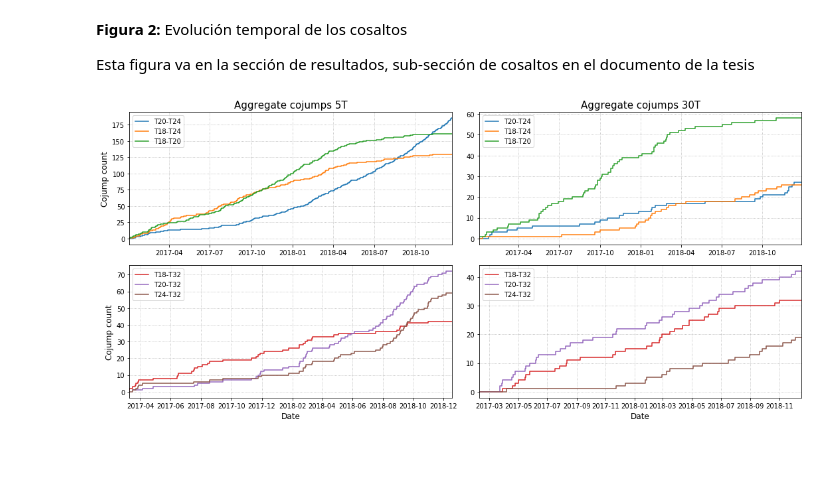
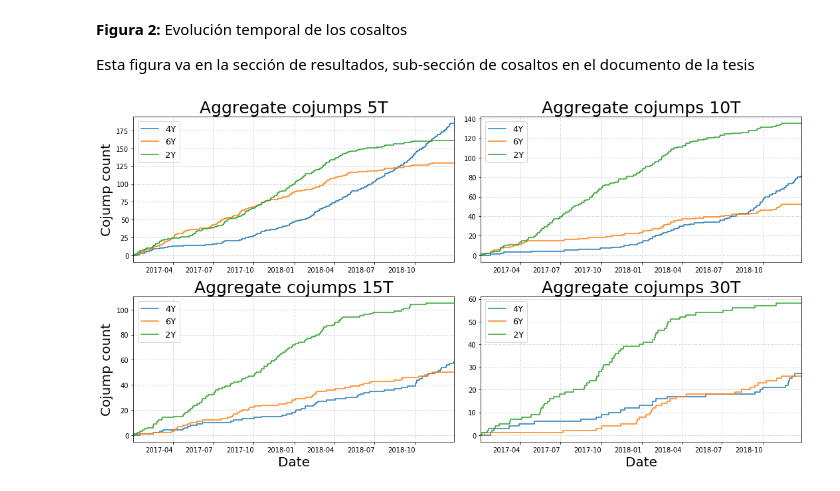
Before and after one commit to nromerodiaz/MFCThesis, a Jupyter notebook: Tesis.ipynb, the cells around one changed output. Cells and saved outputs as stored; diff of their text form; code cells hidden in the pictures; blank space fills up the shorter version.

```diff
--- a/Tesis.ipynb
+++ b/Tesis.ipynb
@@ -900,0 +1155,2 @@ En esta seccion unificamos los resultados de la excedencia del estadístico conj
+# %%
+univ_exceed = univ_exceedance(JS_data)
@@ -900,0 +1199,7 @@ En esta seccion unificamos los resultados de la excedencia del estadístico conj
+# %%
+univ_season = univ_seasonality(univ_exceed)
+# %%
+for k in univ_season.keys():
+    print(k)
+    print(univ_season[k])
+    print("-------"*9)
@@ -934,7 +1259,8 @@ def find_cojumps(js_data, nemos):
 
         # Filtramos los datos segun los nemos y contamos la cantidad de veces que se supera el salto
         # Si el valor es NaN se descarta ya que no se puede comprarar
-        df = pd.DataFrame(cj_data[k][nemos].dropna().sum(axis=1), columns=[k])
+        #df = pd.DataFrame(cj_data[k][nemos].dropna().sum(axis=1), columns=[k])
+        df = pd.DataFrame(cj_data[k][nemos].fillna(0).sum(axis=1), columns=[k])
 
         # Creamos una columna booleana que indica si hay un cosalto
         df["cojump"] = np.where(df.values ==2, 1, 0)
@@ -1044,49 +1370,55 @@ Esta figura va en la sección de resultados, sub-sección de cosaltos en el docu
 # %%
 # Definimos una ruta donde guardaremos los resultados
 DIRECTORY  = "CoJump"
 PARENT_DIR = os.getcwd()
 PATH       = os.path.join(PARENT_DIR, DIRECTORY)
 
 # Creamos el directorio donde guardaremos las bases de datos
 try:
     os.mkdir(PATH) # Si el directorio ya existe este comando bota error
 except Exception:
     pass
 
-fig = plt.figure(figsize=(15, 7))
+fig = plt.figure(figsize=(15, 8))
 
 ax1 = fig.add_subplot(221)
-total_cojumps1["5T"].plot(y="agg_cojump1", ax=ax1, label="T20-T24", drawstyle='steps')
-total_cojumps1["5T"].plot(y="agg_cojump2", ax=ax1, label="T18-T24", drawstyle='steps')
-total_cojumps1["5T"].plot(y="agg_cojump3", ax=ax1, label="T18-T20", drawstyle='steps')
+total_cojumps1["5T"].plot(y="agg_cojump1", ax=ax1, label="4Y", drawstyle='steps', rot=0)
+total_cojumps1["5T"].plot(y="agg_cojump2", ax=ax1, label="6Y", drawstyle='steps', rot=0)
+total_cojumps1["5T"].plot(y="agg_cojump3", ax=ax1, label="2Y", drawstyle='steps', rot=0)
+ax1.legend(fontsize=13)
 ax1.grid(linestyle=":")
-ax1.set_title("Aggregate cojumps 5T", fontsize=15)
-ax1.set_ylabel("Cojump count", fontsize=12)
+ax1.set_title("Aggregate cojumps 5T", fontsize=25)
+ax1.set_ylabel("Cojump count", fontsize=20)
 
 ax2 = fig.add_subplot(222)
-total_cojumps1["30T"].plot(y="agg_cojump1", ax=ax2, label="T20-T24", drawstyle='steps')
-total_cojumps1["30T"].plot(y="agg_cojump2", ax=ax2, label="T18-T24", drawstyle='steps')
-total_cojumps1["30T"].plot(y="agg_cojump3", ax=ax2, label="T18-T20", drawstyle='steps')
+total_cojumps1["10T"].plot(y="agg_cojump1", ax=ax2, label="4Y", drawstyle='steps', rot=0)
+total_cojumps1["10T"].plot(y="agg_cojump2", ax=ax2, label="6Y", drawstyle='steps', rot=0)
+total_cojumps1["10T"].plot(y="agg_cojump3", ax=ax2, label="2Y", drawstyle='steps', rot=0)
+ax2.legend(fontsize=13)
 ax2.grid(linestyle=":")
-ax2.set_title("Aggregate cojumps 30T", fontsize=15)
+ax2.set_title("Aggregate cojumps 10T", fontsize=25)
 
 ax3 = fig.add_subplot(223)
-total_cojumps2["5T"].plot(y="agg_cojump1", color="C3", ax=ax3, label="T18-T32", drawstyle='steps')
-total_cojumps2["5T"].plot(y="agg_cojump2", color="C4", ax=ax3, label="T20-T32", drawstyle='steps')
-total_cojumps2["5T"].plot(y="agg_cojump3", color="C5", ax=ax3, label="T24-T32", drawstyle='steps')
+total_cojumps1["15T"].plot(y="agg_cojump1", ax=ax3, label="4Y", drawstyle='steps', rot=0)
+total_cojumps1["15T"].plot(y="agg_cojump2", ax=ax3, label="6Y", drawstyle='steps', rot=0)
+total_cojumps1["15T"].plot(y="agg_cojump3", ax=ax3, label="2Y", drawstyle='steps', rot=0)
+ax3.legend(fontsize=13)
 ax3.grid(linestyle=":")
-ax3.set_xlabel("Date", fontsize=12)
-ax3.set_ylabel("Cojump count", fontsize=12)
+ax3.set_xlabel("Date", fontsize=20)
+ax3.set_ylabel("Cojump count", fontsize=20)
+ax3.set_title("Aggregate cojumps 15T", fontsize=25)
 
 ax4 = fig.add_subplot(224)
-total_cojumps2["30T"].plot(y="agg_cojump1", color="C3", ax=ax4, label="T18-T32", drawstyle='steps')
-total_cojumps2["30T"].plot(y="agg_cojump2", color="C4", ax=ax4, label="T20-T32", drawstyle='steps')
-total_cojumps2["30T"].plot(y="agg_cojump3", color="C5", ax=ax4, label="T24-T32", drawstyle='steps')
+total_cojumps1["30T"].plot(y="agg_cojump1", ax=ax4, label="4Y", drawstyle='steps', rot=0)
+total_cojumps1["30T"].plot(y="agg_cojump2", ax=ax4, label="6Y", drawstyle='steps', rot=0)
+total_cojumps1["30T"].plot(y="agg_cojump3", ax=ax4, label="2Y", drawstyle='steps', rot=0)
+ax4.legend(fontsize=13)
 ax4.grid(linestyle=":")
-ax4.set_xlabel("Date", fontsize=12)
+ax4.set_xlabel("Date", fontsize=20)
+ax4.set_title("Aggregate cojumps 30T", fontsize=25)
 
 plt.tight_layout()
 plt.savefig(PATH+"/cojump.pdf")
 plt.show()
 # %% [output]
-[figure, old version]
+[figure, new version]
```
Also changed, not shown: parts of 51 cells of this notebook, 22 other files.
